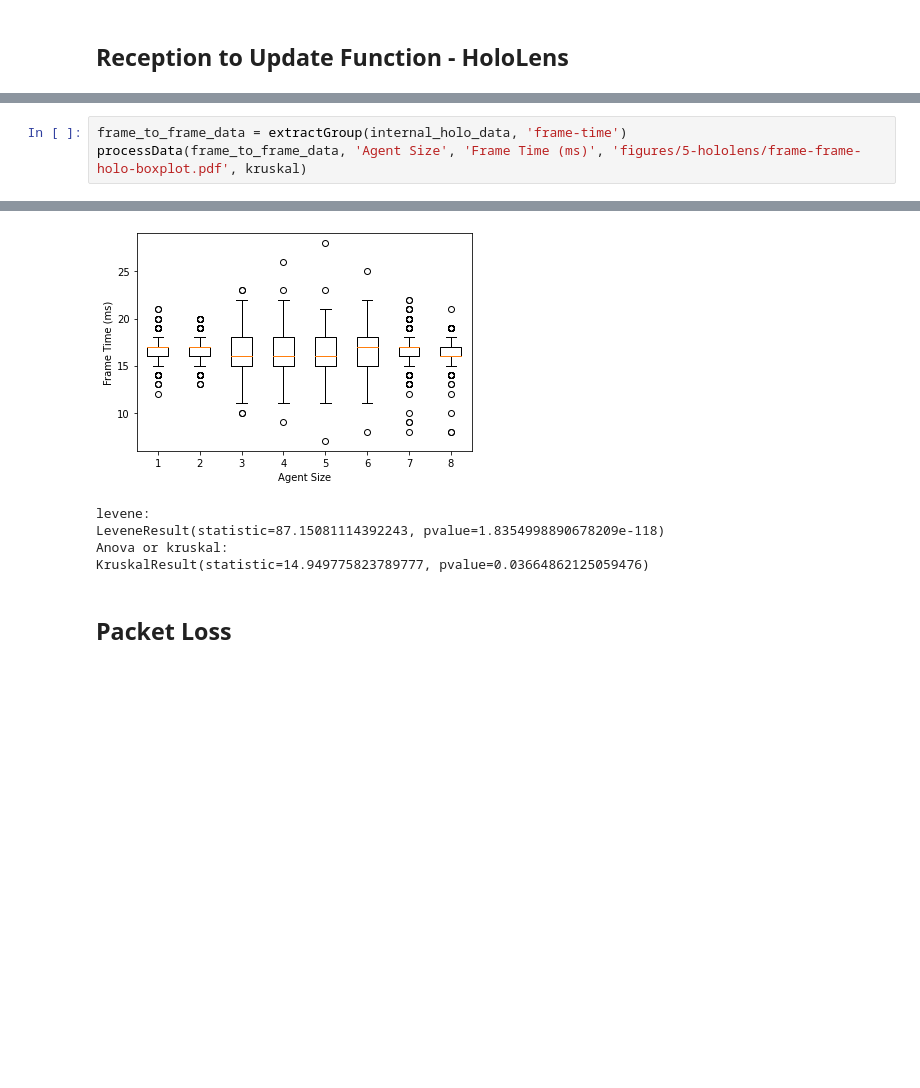
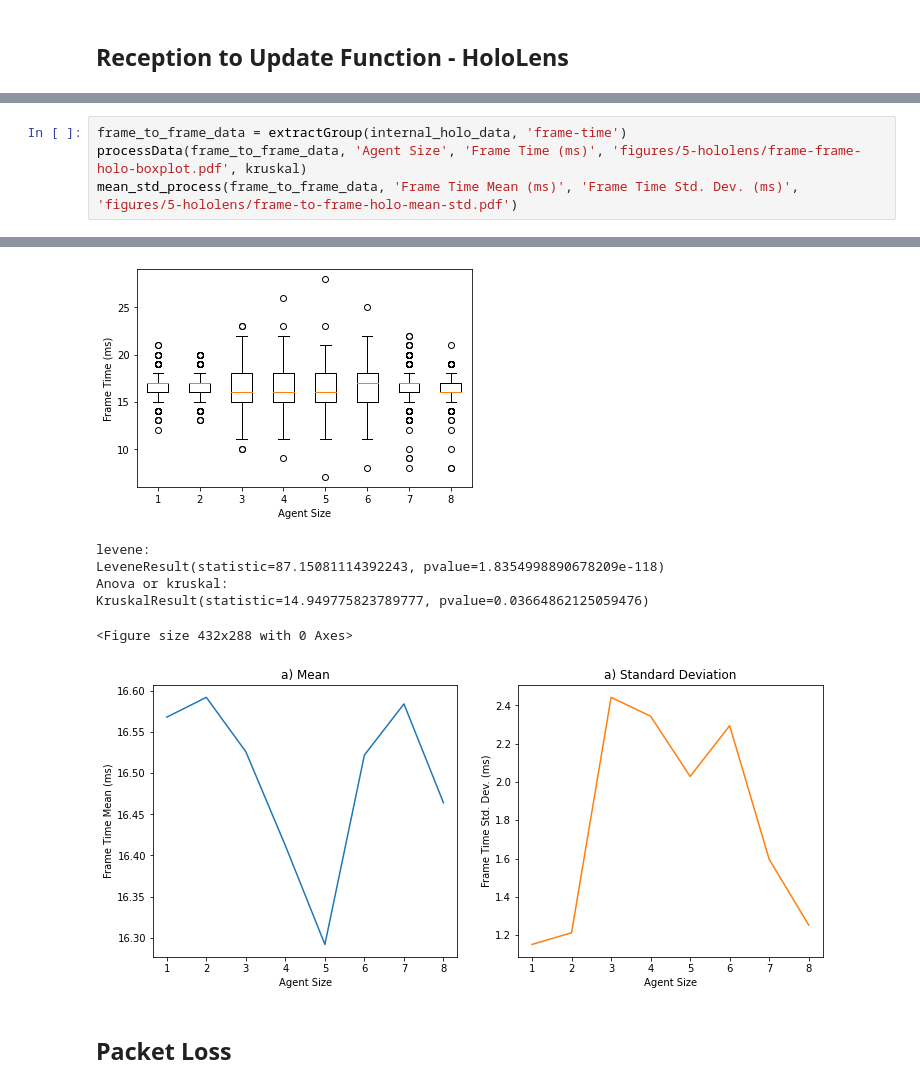
Before and after one commit to pedro-lucas-bravo/master_thesis_data_analysis, a Jupyter notebook: 5-hololens.ipynb, the cells around one changed output, grey strips where cells are left out. Drawn from its saved outputs; the diff is of its cells as text; blank space fills up the shorter version.

Commit message:
Modify holo data file

```diff
--- a/5-hololens.ipynb
+++ b/5-hololens.ipynb
@@ -154,32 +154,35 @@ F_onewayResult(statistic=3.484873718329491, pvalue=0.000994649115821257)
 # %%
 frame_to_frame_data = extractGroup(internal_holo_data, 'frame-time')
 processData(frame_to_frame_data, 'Agent Size', 'Frame Time (ms)', 'figures/5-hololens/frame-frame-holo-boxplot.pdf', kruskal)
+mean_std_process(frame_to_frame_data, 'Frame Time Mean (ms)', 'Frame Time Std. Dev. (ms)', 'figures/5-hololens/frame-to-frame-holo-mean-std.pdf')
 # %% [output]
 SIZE: 500
 \begin{table}[H]
 \centering
 \begin{tabular}{|c||c|c|c|c|c|}
 \hline
 \textbf{Agent Size} &  \textbf{Min.} &  \textbf{Median} &  \textbf{Mean} &  \textbf{Max.} &  \textbf{Std. Dev.} \\
 \hline \hline
 \textbf{1} &    12.0 &      17.0 &  16.568 &    21.0 &        1.152 \\
 \textbf{2} &    13.0 &      17.0 &  16.592 &    20.0 &        1.213 \\
 \textbf{3} &    10.0 &      16.0 &  16.526 &    23.0 &        2.444 \\
 \textbf{4} &     9.0 &      16.0 &  16.412 &    26.0 &        2.345 \\
 \textbf{5} &     7.0 &      16.0 &  16.292 &    28.0 &        2.031 \\
 \textbf{6} &     8.0 &      17.0 &  16.522 &    25.0 &        2.296 \\
 \textbf{7} &     8.0 &      17.0 &  16.584 &    22.0 &        1.598 \\
 \textbf{8} &     8.0 &      16.0 &  16.464 &    21.0 &        1.254 \\
 \hline
 \end{tabular}
 \caption{Descriptive Statistics}
 \label{tab:0}
 \end{table}
 [figure]
 levene:
 LeveneResult(statistic=87.15081114392243, pvalue=1.8354998890678209e-118)
 Anova or kruskal:
 KruskalResult(statistic=14.949775823789777, pvalue=0.03664862125059476)
+<Figure size 432x288 with 0 Axes>
+[figure, added]
 # %% [markdown]
 ## Packet Loss
 # %%
```
Also changed, not shown: parts of 1 cell of this notebook, 8 other files.
